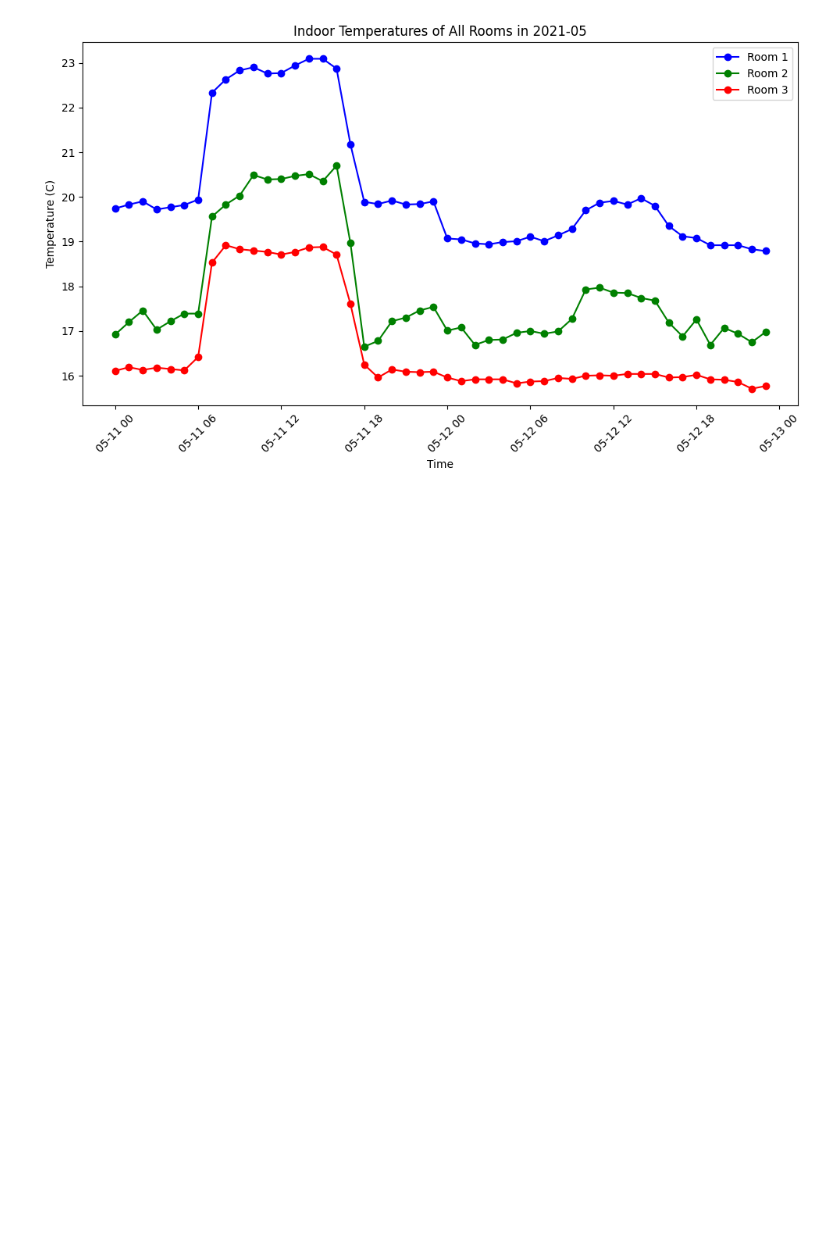
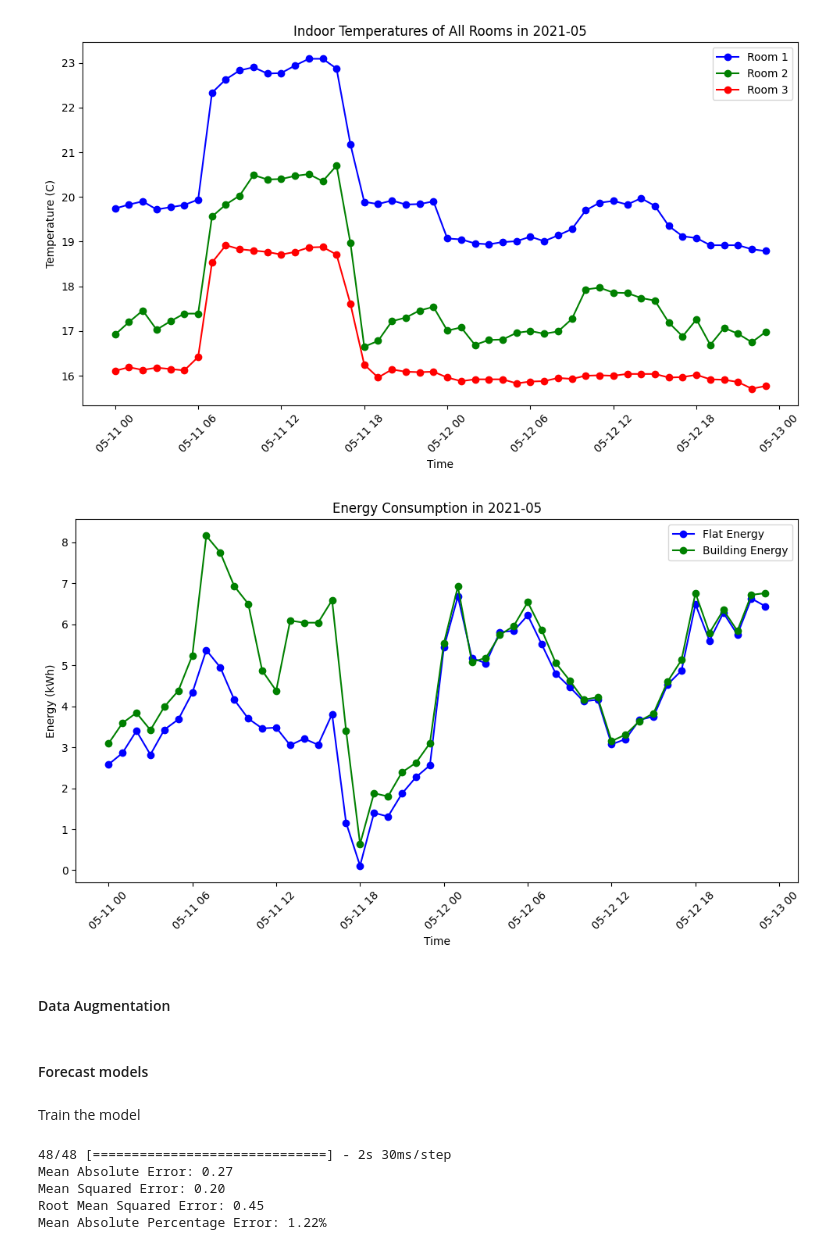
Before and after one commit to PeriniM/Hackathon-NOI, a Jupyter notebook: Data_analysis.ipynb, the cells around one changed output. Saved outputs shown, nothing was run; the diff lists cells and outputs as text; code cells hidden in the pictures; blank space fills up the shorter version.

```diff
--- a/Data_analysis.ipynb
+++ b/Data_analysis.ipynb
@@ -324,17 +323,22 @@ plt.show()
 # %% [output]
 [figure]
 # %%
-# Group data by year and month, and calculate sum of energy values
-energy_sum = df.groupby([df.index.year, df.index.month])[['Flat energy (kWh)', 'Builing energy (kWh)']].sum()
+selected_month = 5
+selected_year = 2021
 
-# Plot flat energy and building energy per year and month
+# Filter data for the selected month and year
+reduced_df = cleaned_df[(cleaned_df.index.year == selected_year) & (cleaned_df.index.month == selected_month)]
+
+# Plot energy consumption for the selected month and year
 plt.figure(figsize=(10, 6))
-plt.plot(energy_sum.index, energy_sum['Flat energy (kWh)'], marker='o', linestyle='-', color='b', label='Flat Energy')
-plt.plot(energy_sum.index, energy_sum['Builing energy (kWh)'], marker='o', linestyle='-', color='g', label='Building Energy')
-plt.xlabel('Year-Month')
+plt.plot(reduced_df.index, reduced_df['Flat energy (kWh)'], marker='o', linestyle='-', color='b', label='Flat Energy')
+plt.plot(reduced_df.index, reduced_df['Builing energy (kWh)'], marker='o', linestyle='-', color='g', label='Building Energy')
+plt.xlabel('Time')
 plt.ylabel('Energy (kWh)')
-plt.title('Energy Consumption per Year and Month')
+plt.title(f'Energy Consumption in {selected_year}-{selected_month:02}')
 plt.legend()
 plt.xticks(rotation=45)
 plt.tight_layout()
 plt.show()
+# %% [output]
+[figure, added]
@@ -340,0 +348,4 @@ plt.show()
+# %% [markdown]
+#### Data Augmentation
+# %% [markdown]
+#### Forecast models
@@ -340,0 +397,2 @@ plt.show()
+# %% [markdown]
+Train the model
@@ -340,0 +436,37 @@ plt.show()
+# %%
+if not 'model' in locals():
+  # Load the trained model
+  model = load_model('trained_lstm_model.h5')
+
+# Make predictions and plot them
+predictions = model.predict(X_test)
+
+# Choose the index corresponding to the feature you want to predict
+
+# 'Indoor Temp room 1 (C)', 'Indoor Temp room 2 (C)',
+# 'Indoor Temp room 3 (C)', 'External temperature (C)',
+# 'Flat energy (kWh)', 'Builing energy (kWh)'
+
+feature_name = 'Indoor Temp room 1 (C)'
+feature_index = features.index(feature_name)
+# Calculate the mean absolute error
+mae = mean_absolute_error(scaler.inverse_transform(y_test)[:, feature_index], scaler.inverse_transform(predictions)[:, feature_index])
+print(f'Mean Absolute Error: {mae:.2f}')
+
+# Calculate the mean squared error
+mse = mean_squared_error(scaler.inverse_transform(y_test)[:, feature_index], scaler.inverse_transform(predictions)[:, feature_index])
+print(f'Mean Squared Error: {mse:.2f}')
+
+# Calculate the root mean squared error
+rmse = mean_squared_error(scaler.inverse_transform(y_test)[:, feature_index], scaler.inverse_transform(predictions)[:, feature_index], squared=False)
+print(f'Root Mean Squared Error: {rmse:.2f}')
+
+# Calculate the mean absolute percentage error
+mape = np.mean(np.abs((scaler.inverse_transform(y_test)[:, feature_index] - scaler.inverse_transform(predictions)[:, feature_index]) / scaler.inverse_transform(y_test)[:, feature_index])) * 100
+print(f'Mean Absolute Percentage Error: {mape:.2f}%')
+# %% [output]
+48/48 [==============================] - 2s 30ms/step
+Mean Absolute Error: 0.27
+Mean Squared Error: 0.20
+Root Mean Squared Error: 0.45
+Mean Absolute Percentage Error: 1.22%
```
Also changed, not shown: parts of 16 cells of this notebook.
